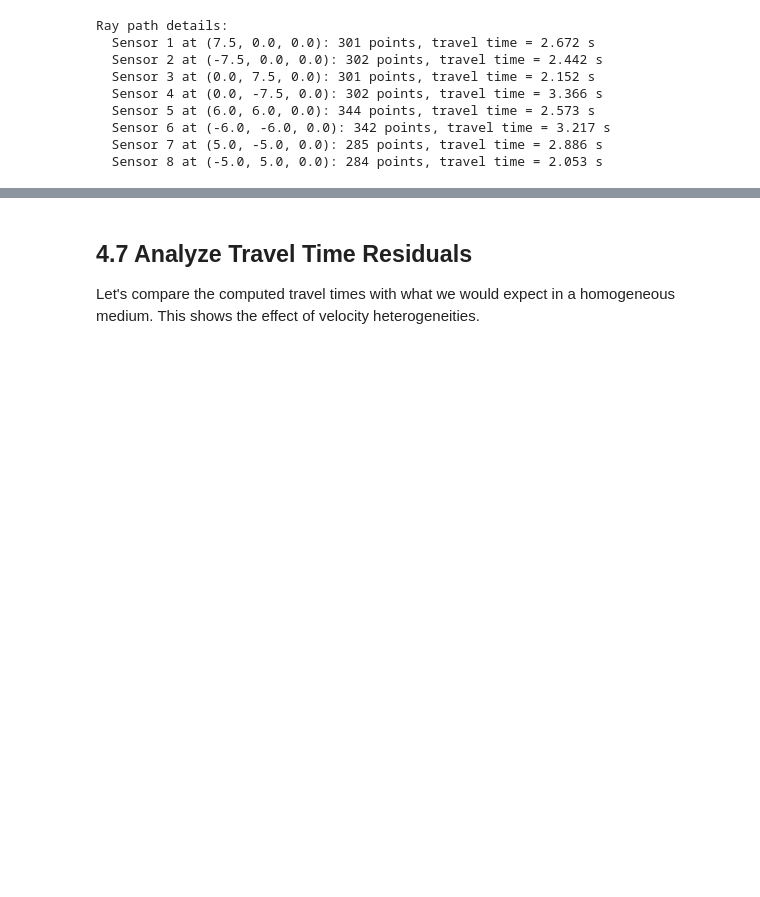
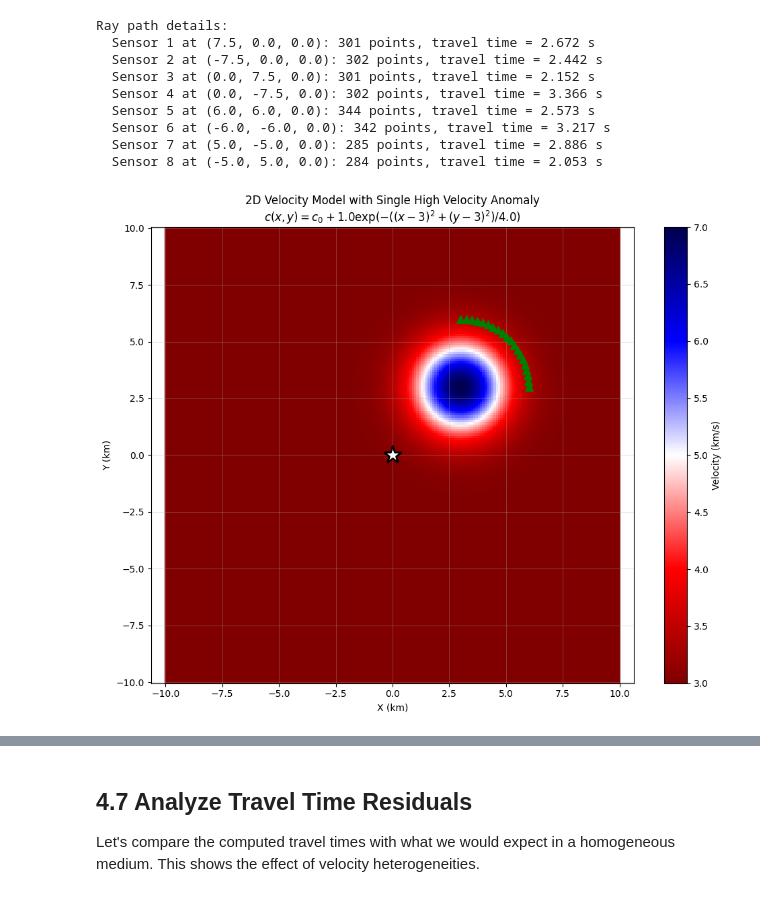
Before and after one commit to UW-geophysics-edu/ESS563-2025, a Jupyter notebook: notebooks/Eikonal_tomo_location.ipynb, the cells around one changed output, grey strips where cells are left out. Cells and saved outputs as stored; diff of their text form; code cells hidden in the pictures; blank space fills up the shorter version.

Commit message:
update earthquake location

```diff
--- a/notebooks/Eikonal_tomo_location.ipynb
+++ b/notebooks/Eikonal_tomo_location.ipynb
@@ -952,3 +952,38 @@ Ray path details:
   Sensor 6 at (-6.0, -6.0, 0.0): 342 points, travel time = 3.217 s
   Sensor 7 at (5.0, -5.0, 0.0): 285 points, travel time = 2.886 s
   Sensor 8 at (-5.0, 5.0, 0.0): 284 points, travel time = 2.053 s
+# %%
+# modify the velocity model to have a single high velocity anomaly described as a gaussian bump
+velocity_2d_bump = c0 * np.ones((ny, nx))
+# Add high velocity anomaly (basement rock) offset at 5 km in x and y
+velocity_2d_bump += 4.0 * np.exp(-((X - 3.0)**2 + (Y - 3.0)**2) / 4.0)
+
+# put source location centered at (0,0,0)
+source_x, source_y, source_z = 0, 0, 0
+
+# create sensory arra as a 1/4 circle on the top right corner of the velocity anomaly with 1 km offset
+sensor_radius = 3.0  # km
+n_sensors = 20
+angles = np.linspace(0, np.pi/2, n_sensors)
+sensor_coords_bump = np.array([
+    (3.0 + sensor_radius * np.cos(angle), 3.0 + sensor_radius * np.sin(angle), 0.0)
+    for angle in angles
+])
+
+
+# plot velocity model with the gaussian bump and the sensors location as triangles
+plt.figure(figsize=(10, 8))
+im = plt.pcolormesh(X, Y, velocity_2d_bump, shading='auto', cmap='seismic_r')
+plt.plot(source_x, source_y, 'w*', markersize=20, markeredgecolor='black',
+         markeredgewidth=2, label='Source')
+plt.plot(sensor_coords_bump[:, 0], sensor_coords_bump[:, 1], 'g^', markersize=8, label='Sensors')
+plt.colorbar(im, label='Velocity (km/s)')
+plt.xlabel('X (km)')
+plt.ylabel('Y (km)')
+plt.title('2D Velocity Model with Single High Velocity Anomaly\n$c(x,y) = c_0 + 1.0 \exp(-((x-3)^2 + (y-3)^2) / 4.0)$')
+plt.axis('equal')
+plt.grid(True, alpha=0.3)
+plt.tight_layout()
+plt.show()
+# %% [output]
+[figure, added]
```
Also changed, not shown: parts of 2 cells of this notebook, 1 other file.
